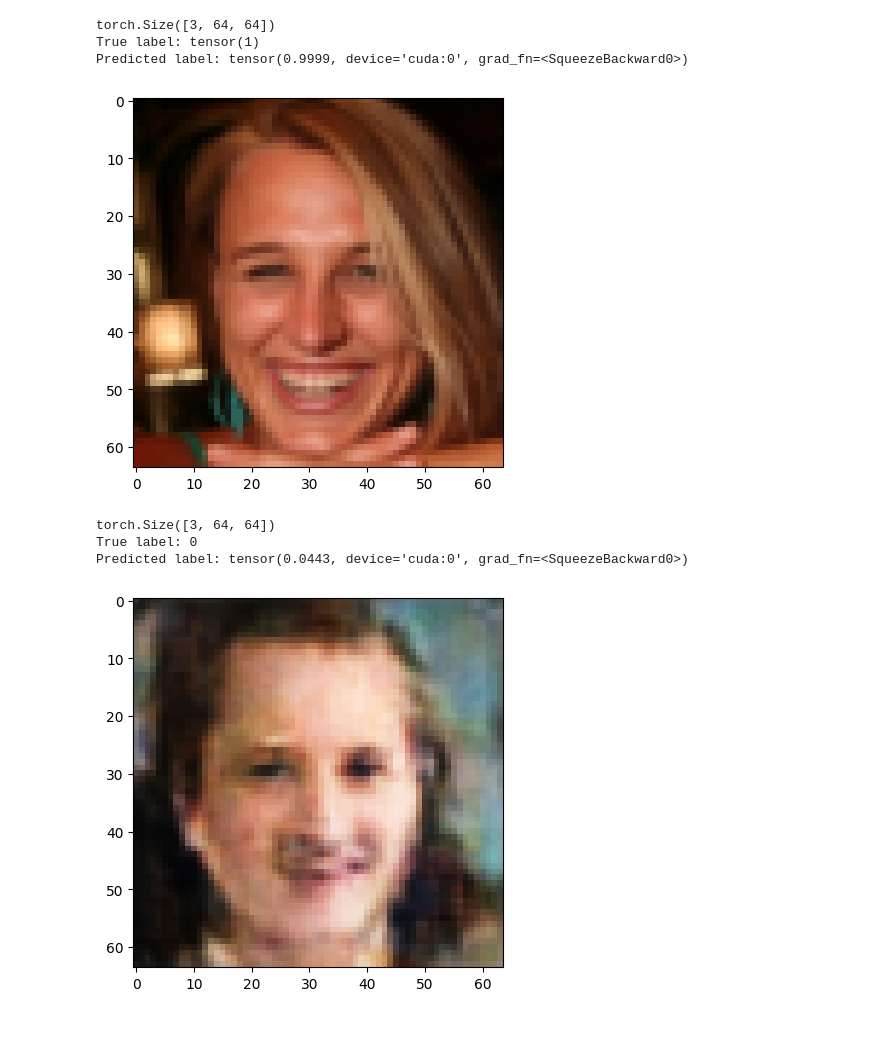
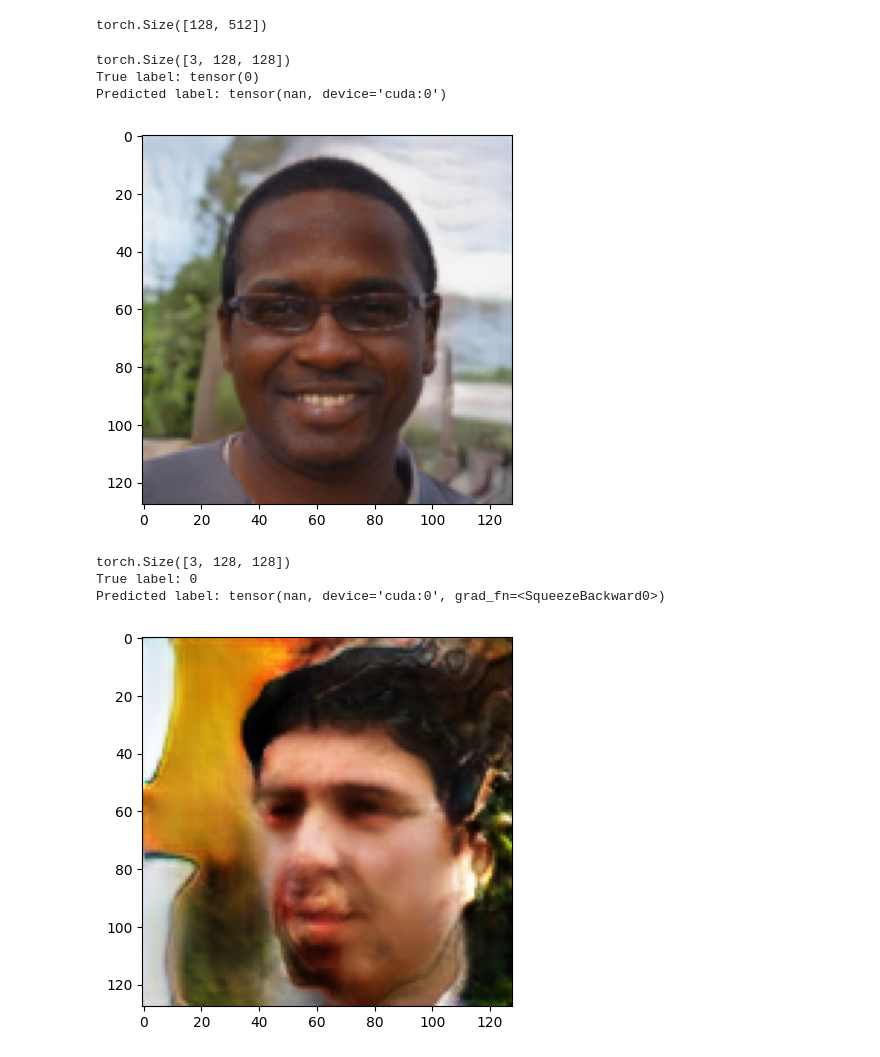
Before and after one commit to sanyamjain0315/generated-image-detection, a Jupyter notebook: Sample Inference.ipynb, the cells around one changed output. Drawn from its saved outputs; the diff is of its cells as text; code cells hidden in the pictures; blank space fills up the shorter version.

```diff
--- a/Sample Inference.ipynb
+++ b/Sample Inference.ipynb
@@ -199,0 +99,12 @@ critic.eval()
+# %%
+# 1-real    0-fake
+batch, labels = next(iter(test_loader))
+images = batch[:4]
+images = (images + 1) / 2
+labels = labels[:4]
+plt.figure(figsize=(10, 4))
+for i in range(4):
+    plt.subplot(1, 4, i + 1)
+    plt.imshow(images[i].permute(1,2,0))
+    plt.title(labels[i].item())
+    plt.axis("off")
@@ -199,0 +126,8 @@ critic.eval()
+# %%
+CHECKPOINT_PRO_CRITIC = "pro_critic_128_2.pth"
+CHECKPOINT_PRO_GEN = "pro_generator_128_2.pth"
+CHECKPOINT_PRO_DISC = "pro_disc_128_3.pth"
+PRO_LR = 5.5e-4
+FACTORS = [1, 1/2, 1/4, 1/8, 1/16, 1/32]
+CHANNELS_IMG = 3
+IN_CHANNELS = 512
@@ -200,35 +390,42 @@ critic.eval()
+# %%
+batch, labels = next(iter(test_loader))
+batch = batch.to(DEVICE)
+pro_disc(batch).squeeze().shape
+# %% [output]
+torch.Size([128, 512])
 # %%
 # For real
-for i, labels in real_loader:
-    image = i[0]
-    print(image.shape)
-    plt.imshow((image.permute(1, 2, 0) + 1)/2)
-    label = labels[0]
-    image = image[None,:,:,:]
-    image = image.to(device)
-    print("True label:", label.squeeze())
-    print("Predicted label:", critic(image).squeeze())
-    break
+with torch.no_grad():
+  for i, labels in test_loader:
+      image = i[0]
+      print(image.shape)
+      plt.imshow((image.permute(1, 2, 0) + 1)/2)
+      label = labels[0]
+      image = image[None,:,:,:]
+      image = image.to(DEVICE)
+      print("True label:", label.squeeze())
+      print("Predicted label:", pro_disc(image).squeeze())
+      break
 # %% [output]
-torch.Size([3, 64, 64])
-True label: tensor(1)
-Predicted label: tensor(0.9999, device='cuda:0', grad_fn=<SqueezeBackward0>)
+torch.Size([3, 128, 128])
+True label: tensor(0)
+Predicted label: tensor(nan, device='cuda:0')
-[figure, old version]
+[figure, new version]
 # %%
 # For fake
-for i, labels in fake_loader:
-    image = gen(torch.randn(1, Z_DIM, 1, 1).to(device)).to(device)
+for i, labels in test_loader:
+    image = pro_gen(torch.randn(1, Z_DIM, 1, 1).to(DEVICE)).to(DEVICE)
     image = image[0]
     print(image.shape)
     plt.imshow((image.cpu().detach().permute(1, 2, 0) + 1)/2)
     label = 0
     image = image[None,:,:,:]
-    image = image.to(device)
+    image = image.to(DEVICE)
     print("True label:", label)
-    print("Predicted label:", critic(image).squeeze())
+    print("Predicted label:", pro_disc(image).squeeze())
     break
 # %% [output]
-torch.Size([3, 64, 64])
+torch.Size([3, 128, 128])
 True label: 0
-Predicted label: tensor(0.0443, device='cuda:0', grad_fn=<SqueezeBackward0>)
+Predicted label: tensor(nan, device='cuda:0', grad_fn=<SqueezeBackward0>)
-[figure, old version]
+[figure, new version]
```
Also changed, not shown: parts of 14 cells of this notebook, 7 other files.
